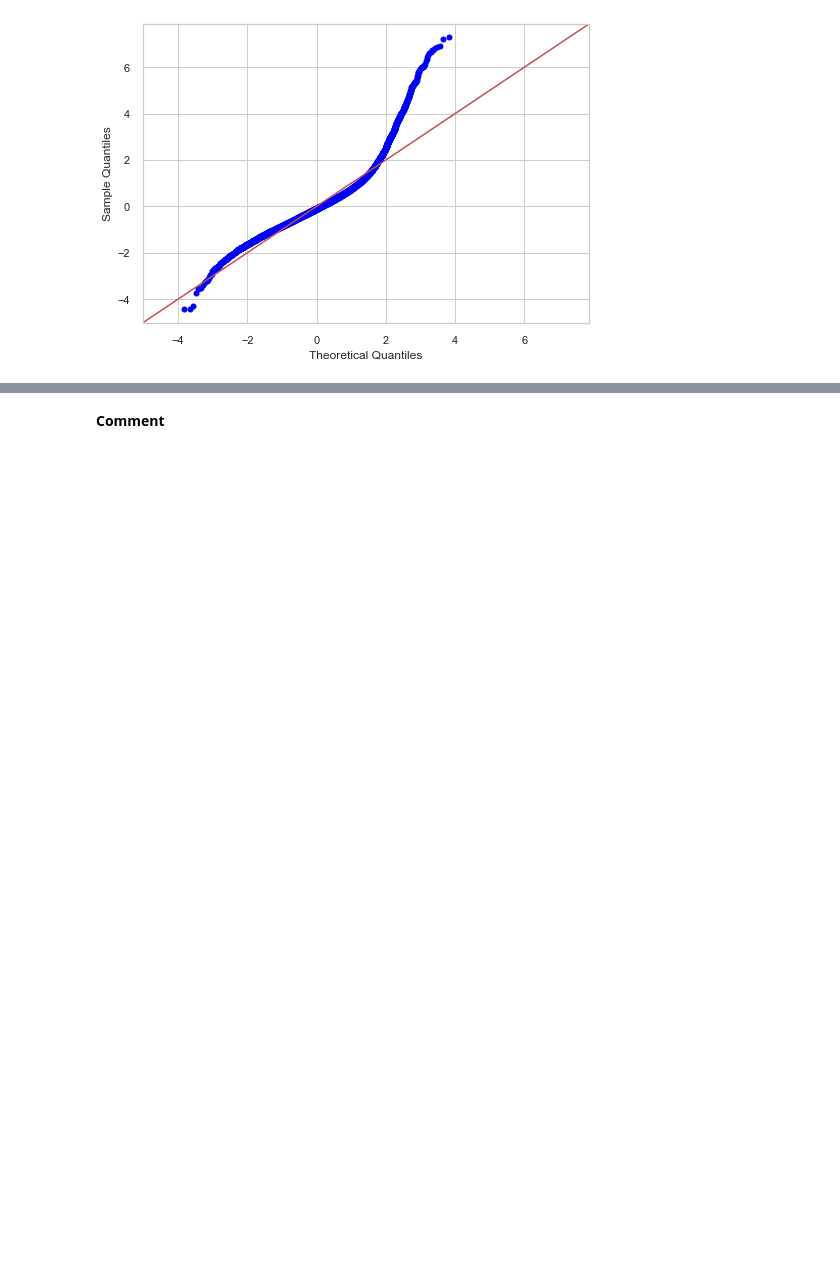
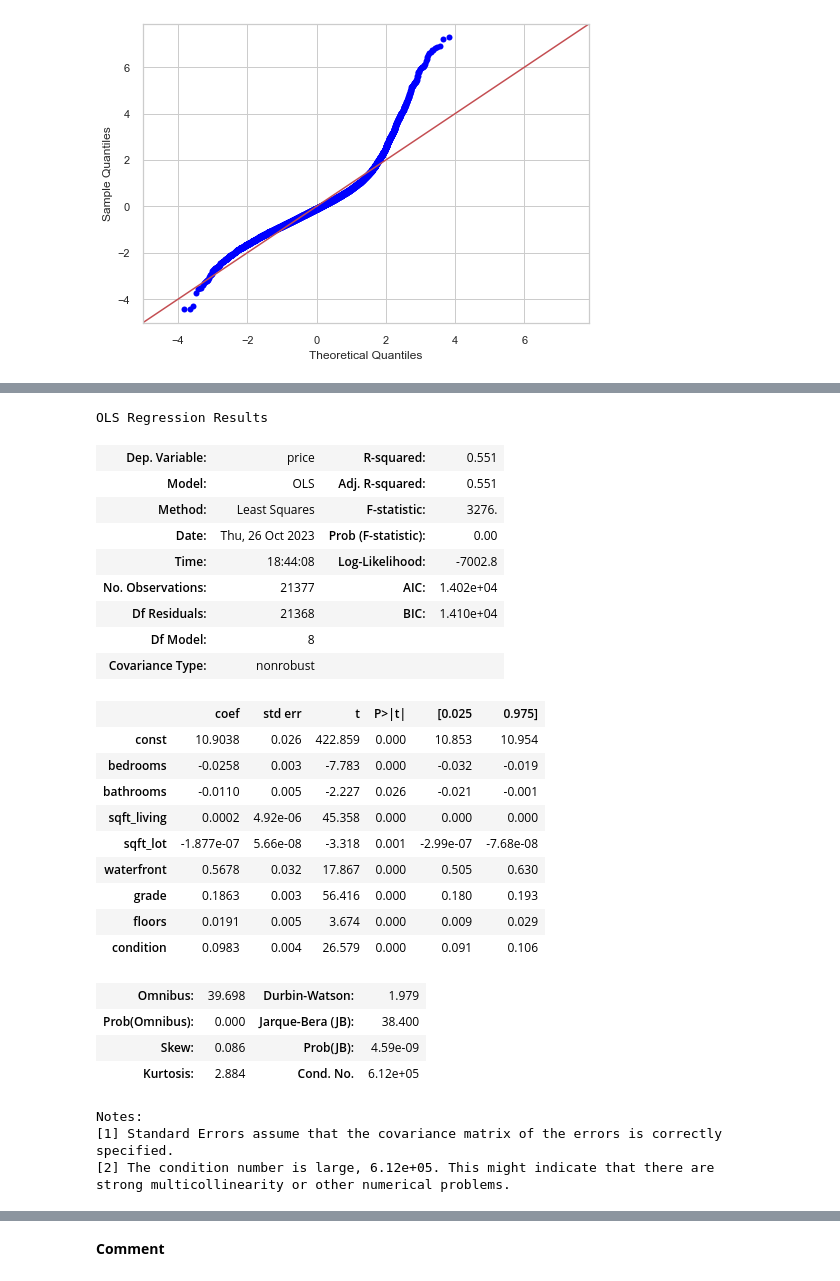
Before and after one commit to guddacandy/Phase-2-project, a Jupyter notebook: student.ipynb, the cells around one changed output, grey strips where cells are left out. Cells and saved outputs as stored; diff of their text form; code cells hidden in the pictures; blank space fills up the shorter version.

```diff
--- a/student.ipynb
+++ b/student.ipynb
@@ -795,0 +893,32 @@ ax.get_lines()[0].set_linewidth(2)  # Set line thickness to 2
+# %%
+log_results = model.summary()
+log_results
+# %% [output]
+OLS Regression Results
+| Dep. Variable: | price | R-squared: | 0.551 |
+| Model: | OLS | Adj. R-squared: | 0.551 |
+| Method: | Least Squares | F-statistic: | 3276. |
+| Date: | Thu, 26 Oct 2023 | Prob (F-statistic): | 0.00 |
+| Time: | 18:44:08 | Log-Likelihood: | -7002.8 |
+| No. Observations: | 21377 | AIC: | 1.402e+04 |
+| Df Residuals: | 21368 | BIC: | 1.410e+04 |
+| Df Model: | 8 |  |  |
+| Covariance Type: | nonrobust |  |  |
+|  | coef | std err | t | P>|t| | [0.025 | 0.975] |
+| const | 10.9038 | 0.026 | 422.859 | 0.000 | 10.853 | 10.954 |
+| bedrooms | -0.0258 | 0.003 | -7.783 | 0.000 | -0.032 | -0.019 |
+| bathrooms | -0.0110 | 0.005 | -2.227 | 0.026 | -0.021 | -0.001 |
+| sqft_living | 0.0002 | 4.92e-06 | 45.358 | 0.000 | 0.000 | 0.000 |
+| sqft_lot | -1.877e-07 | 5.66e-08 | -3.318 | 0.001 | -2.99e-07 | -7.68e-08 |
+| waterfront | 0.5678 | 0.032 | 17.867 | 0.000 | 0.505 | 0.630 |
+| grade | 0.1863 | 0.003 | 56.416 | 0.000 | 0.180 | 0.193 |
+| floors | 0.0191 | 0.005 | 3.674 | 0.000 | 0.009 | 0.029 |
+| condition | 0.0983 | 0.004 | 26.579 | 0.000 | 0.091 | 0.106 |
+| Omnibus: | 39.698 | Durbin-Watson: | 1.979 |
+| Prob(Omnibus): | 0.000 | Jarque-Bera (JB): | 38.400 |
+| Skew: | 0.086 | Prob(JB): | 4.59e-09 |
+| Kurtosis: | 2.884 | Cond. No. | 6.12e+05 |
+Notes:
+[1] Standard Errors assume that the covariance matrix of the errors is correctly specified.
+[2] The condition number is large, 6.12e+05. This might indicate that there are
+strong multicollinearity or other numerical problems.
```
Also changed, not shown: parts of 51 cells of this notebook.
